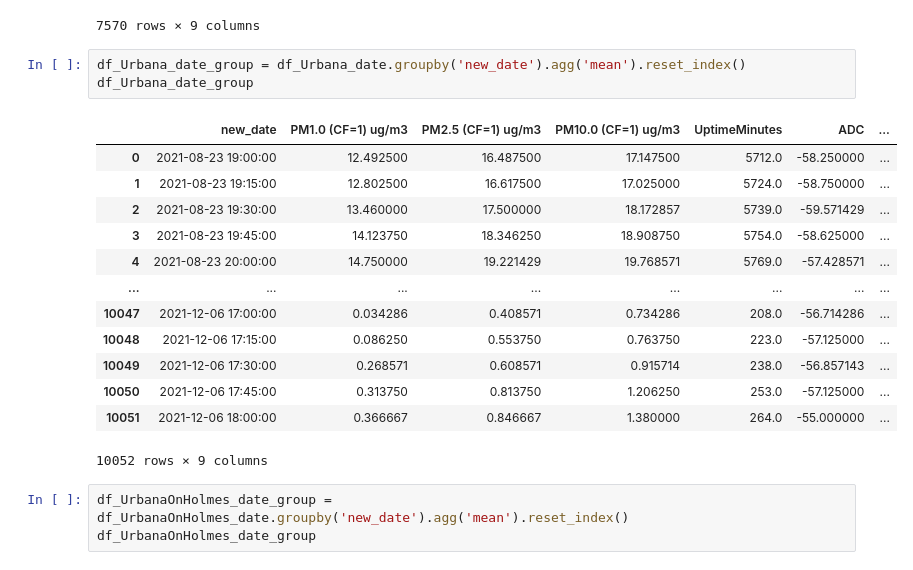
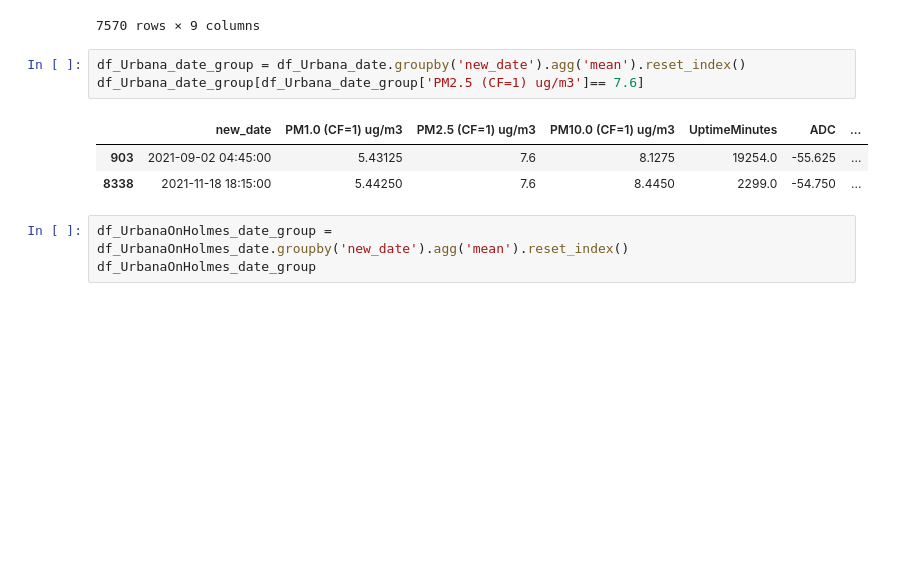
Before and after one commit to mihakim2/2021Fall_finals, a Jupyter notebook: Sensor_data.ipynb, the cells around one changed output. Drawn from its saved outputs; the diff is of its cells as text; blank space fills up the shorter version.

```diff
--- a/Sensor_data.ipynb
+++ b/Sensor_data.ipynb
@@ -236,21 +295,11 @@ df_WarnowChacko_date_group
 7570 rows × 9 columns
 # %%
 df_Urbana_date_group = df_Urbana_date.groupby('new_date').agg('mean').reset_index()
-df_Urbana_date_group
+df_Urbana_date_group[df_Urbana_date_group['PM2.5 (CF=1) ug/m3']== 7.6]
 # %% [output]
 |  | new_date | PM1.0 (CF=1) ug/m3 | PM2.5 (CF=1) ug/m3 | PM10.0 (CF=1) ug/m3 | UptimeMinutes | ADC | ... |
-| 0 | 2021-08-23 19:00:00 | 12.492500 | 16.487500 | 17.147500 | 5712.0 | -58.250000 | ... |
-| 1 | 2021-08-23 19:15:00 | 12.802500 | 16.617500 | 17.025000 | 5724.0 | -58.750000 | ... |
-| 2 | 2021-08-23 19:30:00 | 13.460000 | 17.500000 | 18.172857 | 5739.0 | -59.571429 | ... |
-| 3 | 2021-08-23 19:45:00 | 14.123750 | 18.346250 | 18.908750 | 5754.0 | -58.625000 | ... |
-| 4 | 2021-08-23 20:00:00 | 14.750000 | 19.221429 | 19.768571 | 5769.0 | -57.428571 | ... |
-| ... | ... | ... | ... | ... | ... | ... | ... |
-| 10047 | 2021-12-06 17:00:00 | 0.034286 | 0.408571 | 0.734286 | 208.0 | -56.714286 | ... |
-| 10048 | 2021-12-06 17:15:00 | 0.086250 | 0.553750 | 0.763750 | 223.0 | -57.125000 | ... |
-| 10049 | 2021-12-06 17:30:00 | 0.268571 | 0.608571 | 0.915714 | 238.0 | -56.857143 | ... |
-| 10050 | 2021-12-06 17:45:00 | 0.313750 | 0.813750 | 1.206250 | 253.0 | -57.125000 | ... |
-| 10051 | 2021-12-06 18:00:00 | 0.366667 | 0.846667 | 1.380000 | 264.0 | -55.000000 | ... |
+| 903 | 2021-09-02 04:45:00 | 5.43125 | 7.6 | 8.1275 | 19254.0 | -55.625 | ... |
+| 8338 | 2021-11-18 18:15:00 | 5.44250 | 7.6 | 8.4450 | 2299.0 | -54.750 | ... |
-10052 rows × 9 columns
 # %%
 df_UrbanaOnHolmes_date_group = df_UrbanaOnHolmes_date.groupby('new_date').agg('mean').reset_index()
 df_UrbanaOnHolmes_date_group
```
Also changed, not shown: parts of 14 cells of this notebook, 2 other files.
